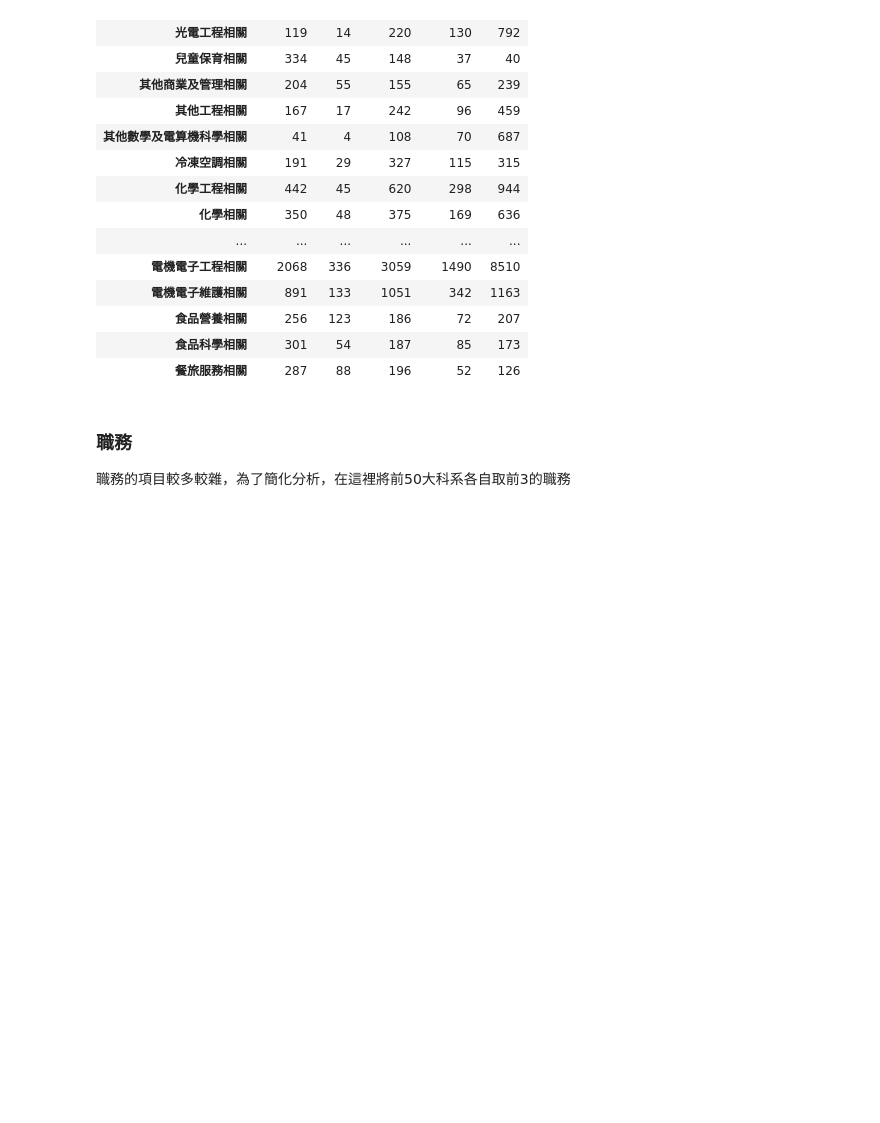
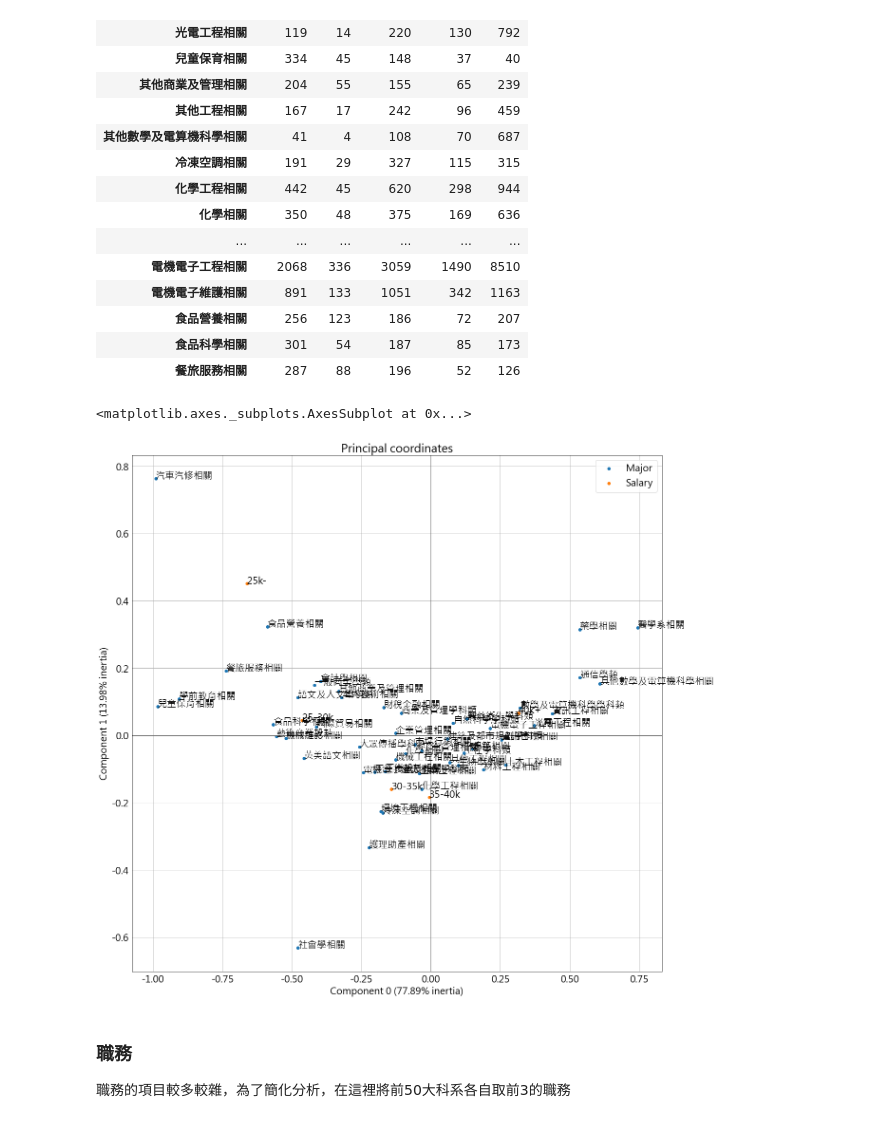
Before and after one commit to TLYu0419/JobAnalysis, a Jupyter notebook: JobAnalysis.ipynb, the cells around one changed output. Saved outputs shown, nothing was run; the diff lists cells and outputs as text; code cells hidden in the pictures; blank space fills up the shorter version.

```diff
--- a/JobAnalysis.ipynb
+++ b/JobAnalysis.ipynb
@@ -650,6 +650,36 @@ sal_major
 | 食品營養相關 | 256 | 123 | 186 | 72 | 207 |
 | 食品科學相關 | 301 | 54 | 187 | 85 | 173 |
 | 餐旅服務相關 | 287 | 88 | 196 | 52 | 126 |
+# %%
+import prince
+ca = prince.CA(
+     n_components=2,
+     n_iter=100,
+     copy=True,
+     check_input=True,
+     engine='auto',
+     random_state=42
+ )
+X = sal_major
+X.columns.rename('Salary', inplace=True)
+X.index.rename('Major', inplace=True)
+ca = ca.fit(X)
+# %%
+import matplotlib.pyplot as plt
+plt.rcParams.update({'font.size': 20})
+
+ax = ca.plot_coordinates(
+     X=X,
+     ax=None,
+     figsize=(20, 20),
+     x_component=0,
+     y_component=1,
+     show_row_labels=True,
+     show_col_labels=True )
+ax
+# %% [output]
+<matplotlib.axes._subplots.AxesSubplot at 0x...>
+[figure, added]
 # %% [markdown]
 ### 職務
 職務的項目較多較雜，為了簡化分析，在這裡將前50大科系各自取前3的職務
```
Also changed, not shown: parts of 12 cells of this notebook.
